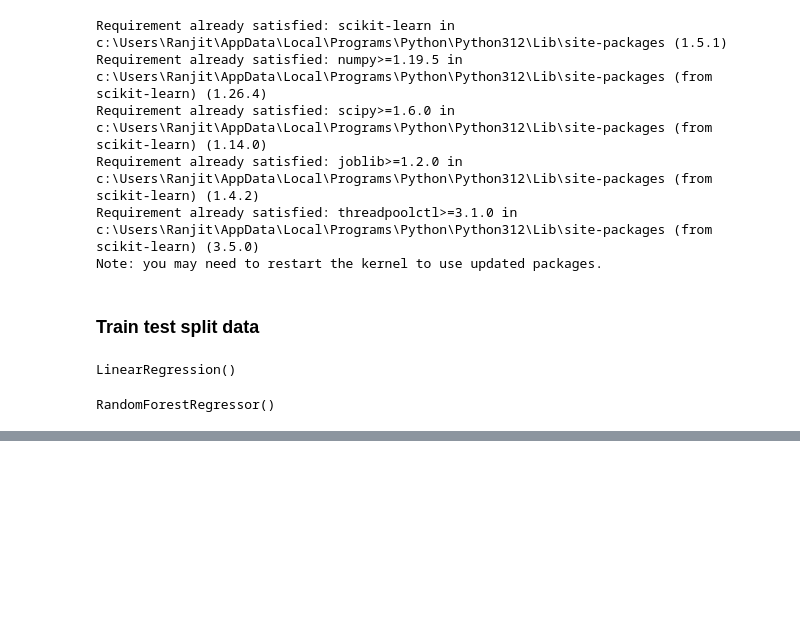
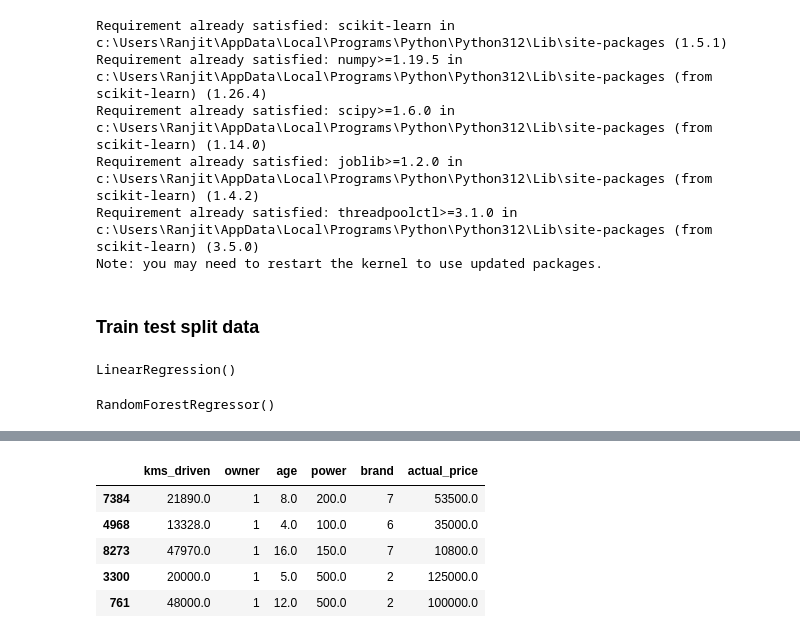
Before and after one commit to Ranjit-Singh-786/evetest, a Jupyter notebook: regression_project.ipynb, the cells around one changed output, grey strips where cells are left out. Drawn from its saved outputs; the diff is of its cells as text; code cells hidden in the pictures; blank space fills up the shorter version.

```diff
--- a/regression_project.ipynb
+++ b/regression_project.ipynb
@@ -424,0 +464,9 @@ RandomForestRegressor()
+# %%
+x_test.head()
+# %% [output]
+|  | kms_driven | owner | age | power | brand | actual_price |
+| 7384 | 21890.0 | 1 | 8.0 | 200.0 | 7 | 53500.0 |
+| 4968 | 13328.0 | 1 | 4.0 | 100.0 | 6 | 35000.0 |
+| 8273 | 47970.0 | 1 | 16.0 | 150.0 | 7 | 10800.0 |
+| 3300 | 20000.0 | 1 | 5.0 | 500.0 | 2 | 125000.0 |
+| 761 | 48000.0 | 1 | 12.0 | 500.0 | 2 | 100000.0 |
```
Also changed, not shown: parts of 21 cells of this notebook, 1 other file.
